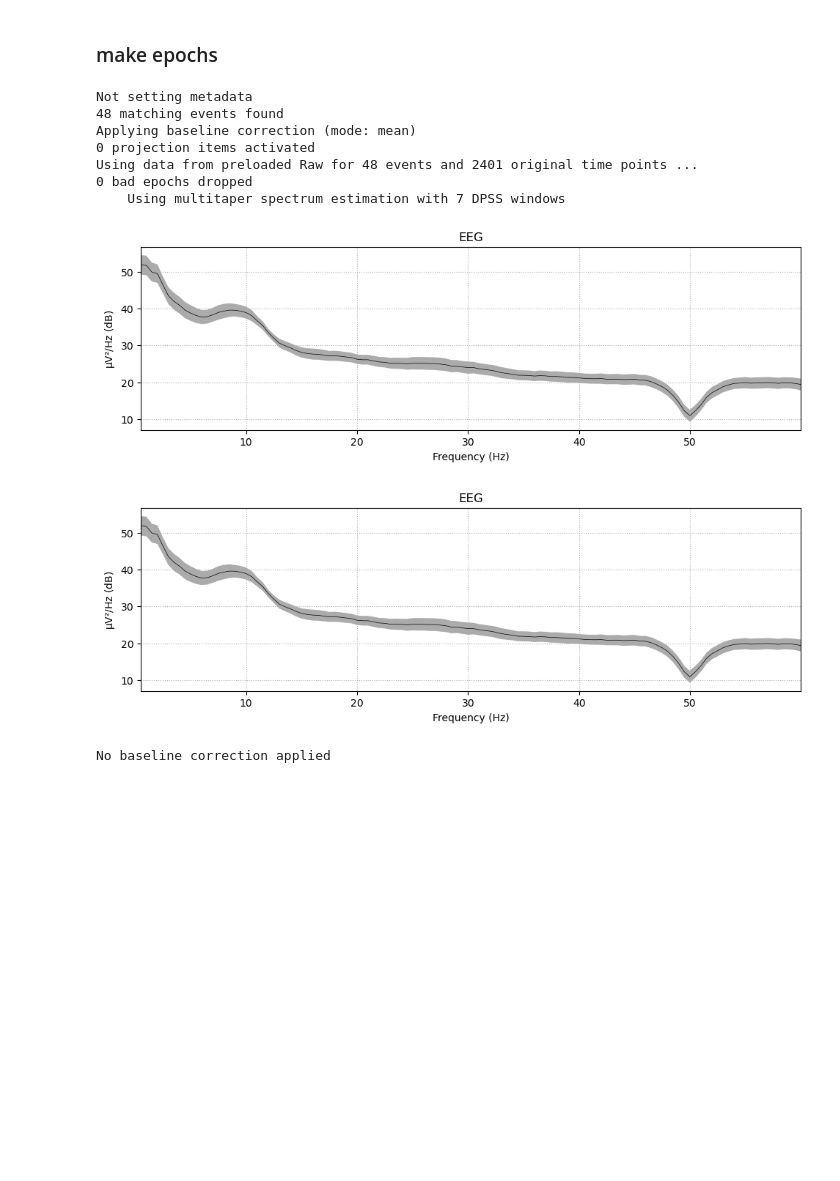
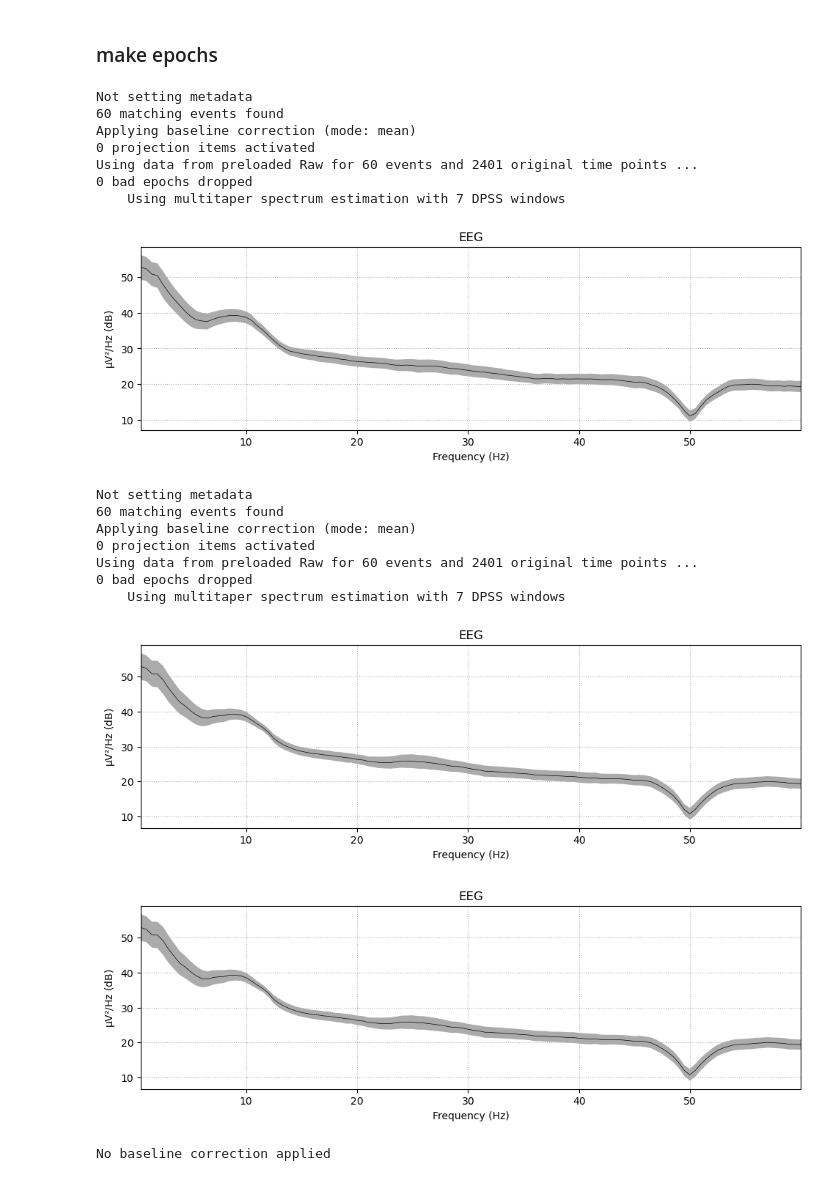
Before and after one commit to Shawnzty/tACS-Attention, a Jupyter notebook: processing/eeg_analysis/individual_analysis.ipynb, the cells around one changed output. Saved outputs shown, nothing was run; the diff lists cells and outputs as text; code cells hidden in the pictures; blank space fills up the shorter version.

```diff
--- a/processing/eeg_analysis/individual_analysis.ipynb
+++ b/processing/eeg_analysis/individual_analysis.ipynb
@@ -92,12 +92,14 @@ if piece:
 # e.g. (3 OR 4) AND 7
 # the_pieces = [piece for piece in pieces if (any(piece[:, 2] == 3) | any(piece[:, 2] == 4)) & any(piece[:, 2] == 7)]
 
-the_pieces = eval(fa.condition("(3 | 4) & 7"))
-picked_events = np.vstack(the_pieces)
-picked_events_dict = {key: value for key, value in event_dict.items() if value in picked_events[:, 2]}
+the_pieces_1 = eval(fa.condition("3 | 4"))
+picked_events_1 = np.vstack(the_pieces_1)
+picked_events_dict_1 = {key: value for key, value in event_dict.items() if value in picked_events_1[:, 2]}
 
-print("the_pieces:", len(the_pieces))
-print("picked_events:", len(picked_events))
+the_pieces_2 = eval(fa.condition("5 | 6"))
+picked_events_2 = np.vstack(the_pieces_2)
+picked_events_dict_2 = {key: value for key, value in event_dict.items() if value in picked_events_2[:, 2]}
 
-fig = mne.viz.plot_events(picked_events, event_id=picked_events_dict, sfreq=eeg.info['sfreq'], first_samp=eeg.first_samp)
+fig = mne.viz.plot_events(picked_events_1, event_id=picked_events_dict_1, sfreq=eeg.info['sfreq'], first_samp=eeg.first_samp)
+fig = mne.viz.plot_events(picked_events_2, event_id=picked_events_dict_2, sfreq=eeg.info['sfreq'], first_samp=eeg.first_samp)
 # %% [output]
@@ -109,21 +110,32 @@ picked_events: 478
 # %%
 # Create epochs with the interested events
 
-epochs = mne.Epochs(eeg, picked_events, event_id=picked_events_dict['2 cue'], tmin = -0.5, tmax=1.5, baseline=(0,0), preload=True)
-epochs.plot_psd(fmin=0.1, fmax=60, average=True)
+epochs_1 = mne.Epochs(eeg, picked_events_1, event_id=picked_events_dict_1['11 stim'], tmin = -0.5, tmax=1.5, baseline=(0,0), preload=True)
+epochs_1.plot_psd(fmin=0.1, fmax=60, average=True)
+
+epochs_2 = mne.Epochs(eeg, picked_events_2, event_id=picked_events_dict_1['11 stim'], tmin = -0.5, tmax=1.5, baseline=(0,0), preload=True)
+epochs_2.plot_psd(fmin=0.1, fmax=60, average=True)
 
 # Plot the epochs
 # epochs.plot_image(picks=['Cz', 'P6'])
 # %% [output]
 Not setting metadata
-48 matching events found
+60 matching events found
 Applying baseline correction (mode: mean)
 0 projection items activated
-Using data from preloaded Raw for 48 events and 2401 original time points ...
+Using data from preloaded Raw for 60 events and 2401 original time points ...
 0 bad epochs dropped
     Using multitaper spectrum estimation with 7 DPSS windows
-[figure, old version]
+[figure, new version]
+Not setting metadata
+60 matching events found
+Applying baseline correction (mode: mean)
+0 projection items activated
+Using data from preloaded Raw for 60 events and 2401 original time points ...
+0 bad epochs dropped
+    Using multitaper spectrum estimation with 7 DPSS windows
-[figure, old version]
+[figure, new version]
+[figure, added]
 # %%
 frequencies = np.arange(2, 50, 2)
 power = mne.time_frequency.tfr_morlet(
```
Also changed, not shown: parts of 2 cells of this notebook, 2 other files.
